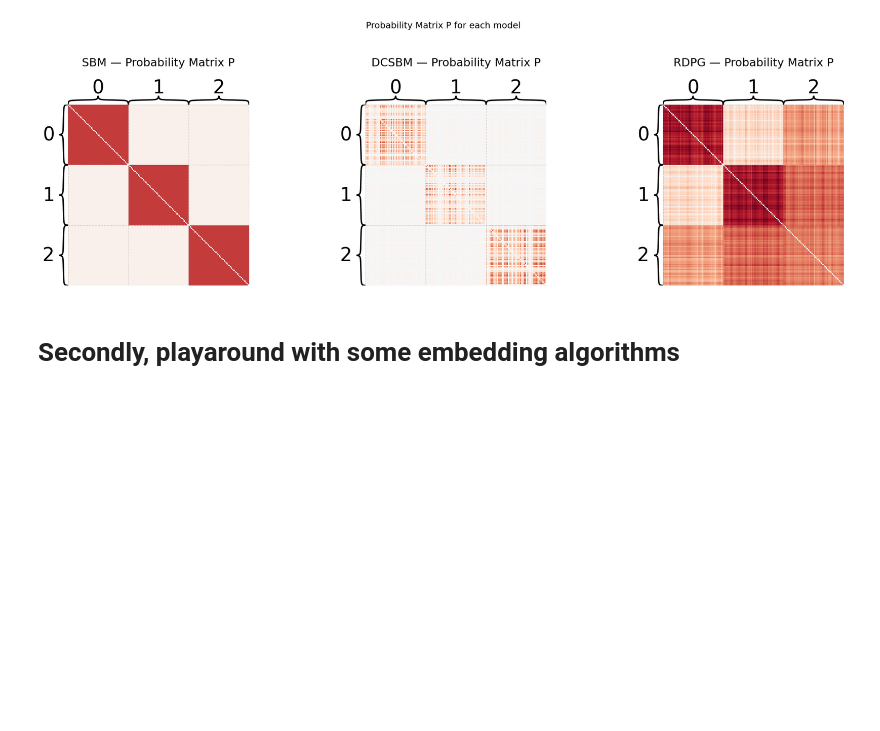
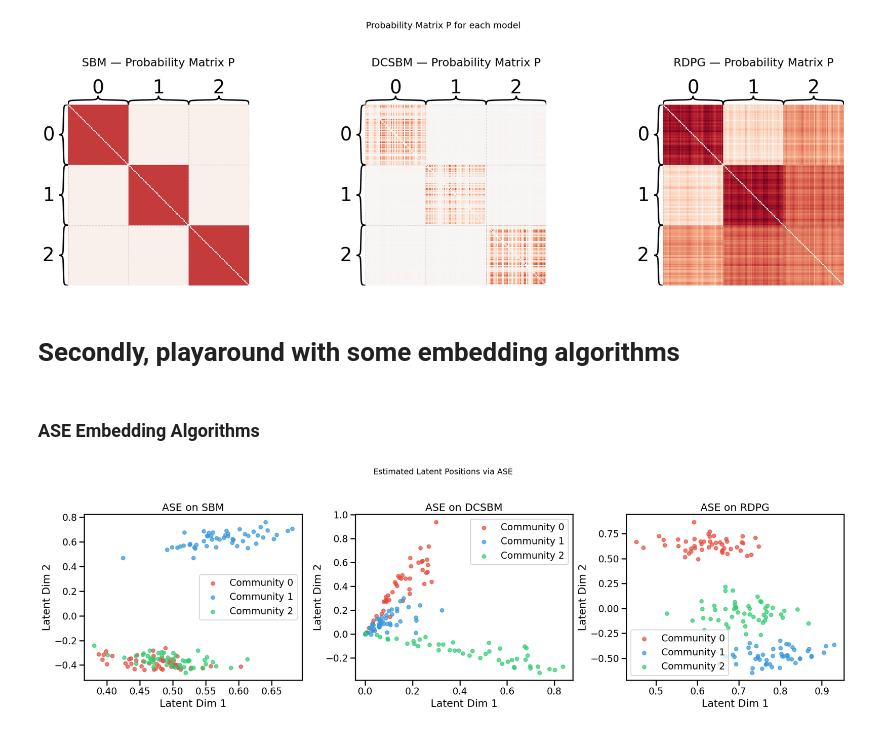
Before and after one commit to minhtrietcancode/universality_network_embeddings, a Jupyter notebook: week1_network_generate_embed/network_sbm_fam_embed.ipynb, the cells around one changed output. Drawn from its saved outputs; the diff is of its cells as text; code cells hidden in the pictures; blank space fills up the shorter version.

Commit message:
update: trying + making observation for 2 embedding algos

```diff
--- a/week1_network_generate_embed/network_sbm_fam_embed.ipynb
+++ b/week1_network_generate_embed/network_sbm_fam_embed.ipynb
@@ -285,3 +285,43 @@ plt.show()
 [figure]
 # %% [markdown]
 # Secondly, playaround with some embedding algorithms
+# %% [markdown]
+### ASE Embedding Algorithms
+# %%
+from graspologic.embed import AdjacencySpectralEmbed
+
+# Apply ASE to all 3 networks
+ase = AdjacencySpectralEmbed(n_components=2)
+
+X_hat_sbm  = ase.fit_transform(A)        # basic SBM
+X_hat_dc   = ase.fit_transform(A_dc)     # DCSBM
+X_hat_rdpg = ase.fit_transform(A_rdpg)   # RDPG
+
+# Plot estimated latent positions for all 3
+fig, axs = plt.subplots(1, 3, figsize=(20, 6))
+
+color_map = ['#e74c3c', '#3498db', '#2ecc71']
+datasets = [
+    (X_hat_sbm,  labels,       'ASE on SBM'),
+    (X_hat_dc,   labels_dc,    'ASE on DCSBM'),
+    (X_hat_rdpg, labels_rdpg,  'ASE on RDPG'),
+]
+
+for i, (X_hat, labs, title) in enumerate(datasets):
+    for comm in range(3):
+        mask = labs == comm
+        axs[i].scatter(
+            X_hat[mask, 0], X_hat[mask, 1],
+            c=color_map[comm], label=f'Community {comm}',
+            alpha=0.7, s=40
+        )
+    axs[i].set_title(title)
+    axs[i].set_xlabel('Latent Dim 1')
+    axs[i].set_ylabel('Latent Dim 2')
+    axs[i].legend()
+
+plt.suptitle('Estimated Latent Positions via ASE', fontsize=14, y=1.02)
+plt.tight_layout()
+plt.show()
+# %% [output]
+[figure, added]
```
Also changed, not shown: parts of 2 cells of this notebook.
